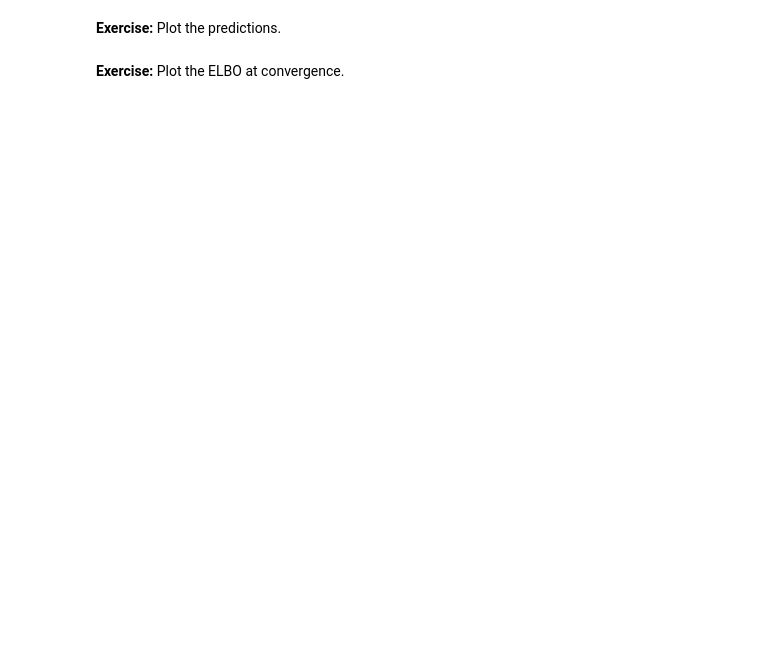
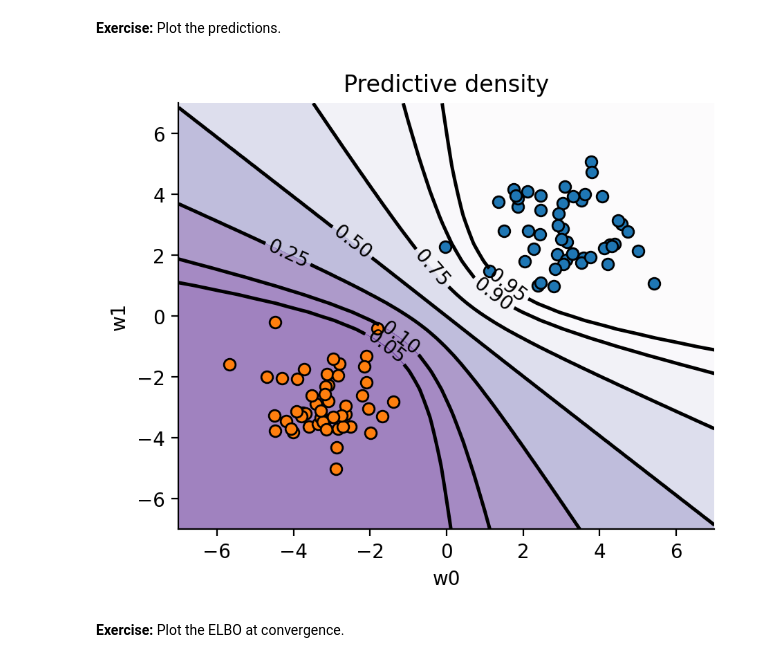
Before and after one commit to g-orl/asi-labs, a Jupyter notebook: lab_week4-public/Variational_Logistic_Regression.ipynb, the cells around one changed output. Cells and saved outputs as stored; diff of their text form; code cells hidden in the pictures; blank space fills up the shorter version.

```diff
--- a/lab_week4-public/Variational_Logistic_Regression.ipynb
+++ b/lab_week4-public/Variational_Logistic_Regression.ipynb
@@ -746,3 +815,17 @@ Plot the predictions.
+# %%
+xx, yy, Xt = get_grid((-7, 7), N=50)
+ps = predict_y(sample_gaussian_fullcov, q_params, Xt, rng, Nmc=1000)
+
+fig, ax = plt.subplots(figsize=[5, 4])
+plot_decision_boundary(xx, yy, ps, ax=ax)
+plot_data(X, y, ax=ax)
+
+ax.set_xlabel(f"w0")
+ax.set_ylabel(f"w1")
+ax.set_title("Predictive density")
+plt.show()
+# %% [output]
+[figure, added]
 # %% [markdown]
 **Exercise:**
 Plot the ELBO at convergence.
```
Also changed, not shown: parts of 19 cells of this notebook.
